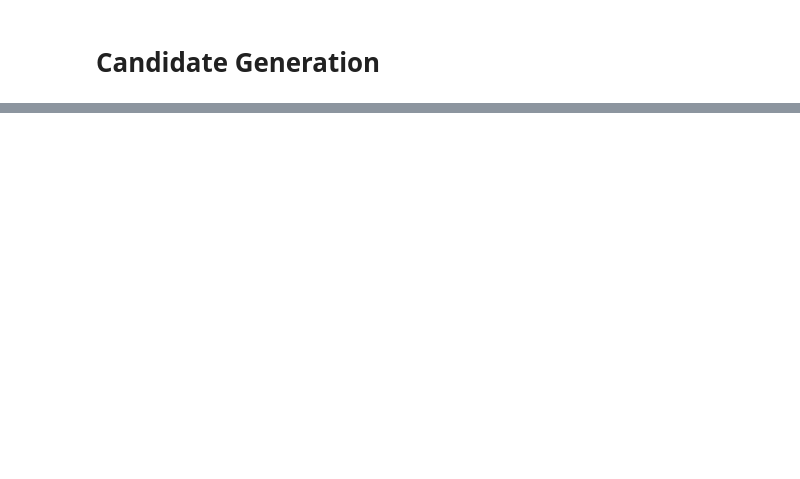
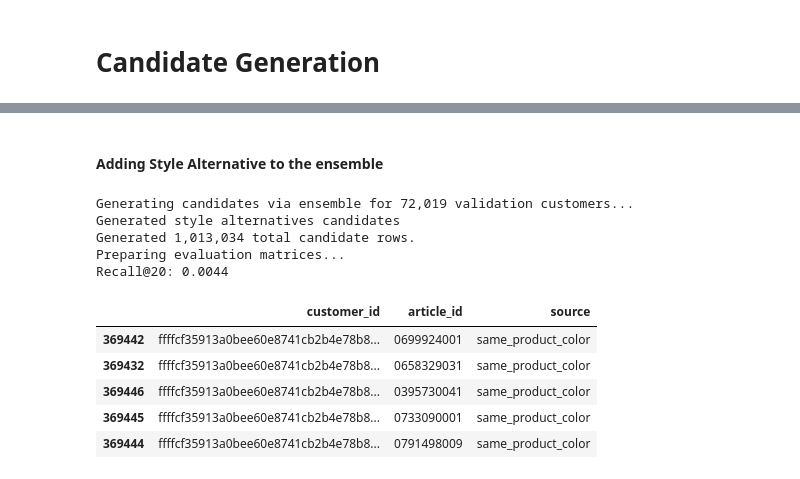
Before and after one commit to GayathriRenganathan/hm-fashion-recommendation, a Jupyter notebook: notebooks/candidate_selection.ipynb, the cells around one changed output, grey strips where cells are left out. Saved outputs shown, nothing was run; the diff lists cells and outputs as text; code cells hidden in the pictures; blank space fills up the shorter version.

```diff
--- a/notebooks/candidate_selection.ipynb
+++ b/notebooks/candidate_selection.ipynb
@@ -81,0 +331,37 @@ labelled_candidates.to_parquet(cleaned_df_folder + "/labelled_candidates_train.p
+# %% [markdown]
+#### Adding Style Alternative to the ensemble
+# %%
+
+train_target_customers = train_target_tx['customer_id'].unique()
+
+generators_config = {
+    "same_product_color": (SameProductColorCandidates, {"lookback_weeks": 12, "k": 20})
+}
+
+# Initialize the Ensemble
+ensemble = CandidateGeneratorEnsemble(
+    transactions=train_history_tx, articles=articles, generators=generators_config
+)
+
+# Generate candidates for validation customers
+print(
+    f"Generating candidates via ensemble for {len(train_target_customers):,} validation"
+    " customers..."
+)
+style_recs_df = ensemble.generate(users=train_target_customers)
+
+print(f"Generated {len(style_recs_df):,} total candidate rows.")
+evaluate_candidates(style_recs_df, train_target_tx, k=20)
+style_recs_df.head()
+# %% [output]
+Generating candidates via ensemble for 72,019 validation customers...
+Generated style alternatives candidates
+Generated 1,013,034 total candidate rows.
+Preparing evaluation matrices...
+Recall@20: 0.0044
+|  | customer_id | article_id | source |
+| 369442 | ffffcf35913a0bee60e8741cb2b4e78b8... | 0699924001 | same_product_color |
+| 369432 | ffffcf35913a0bee60e8741cb2b4e78b8... | 0658329031 | same_product_color |
+| 369446 | ffffcf35913a0bee60e8741cb2b4e78b8... | 0395730041 | same_product_color |
+| 369445 | ffffcf35913a0bee60e8741cb2b4e78b8... | 0733090001 | same_product_color |
+| 369444 | ffffcf35913a0bee60e8741cb2b4e78b8... | 0791498009 | same_product_color |
```
Also changed, not shown: parts of 30 cells of this notebook, 10 other files.
